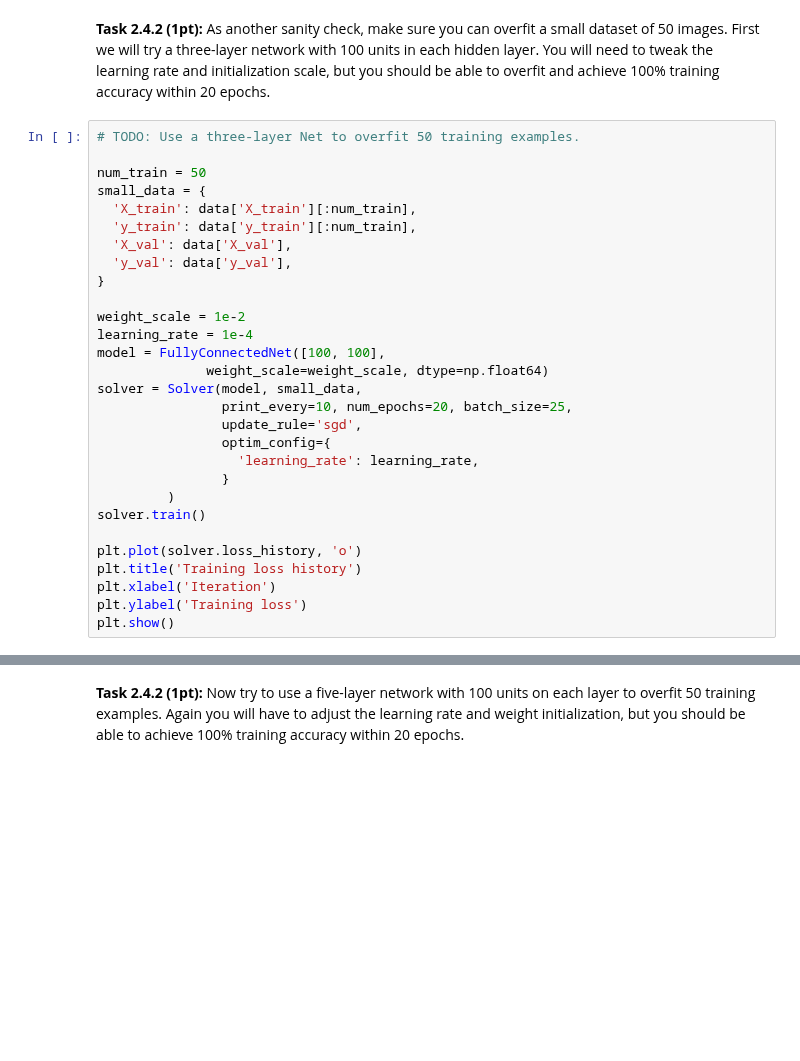
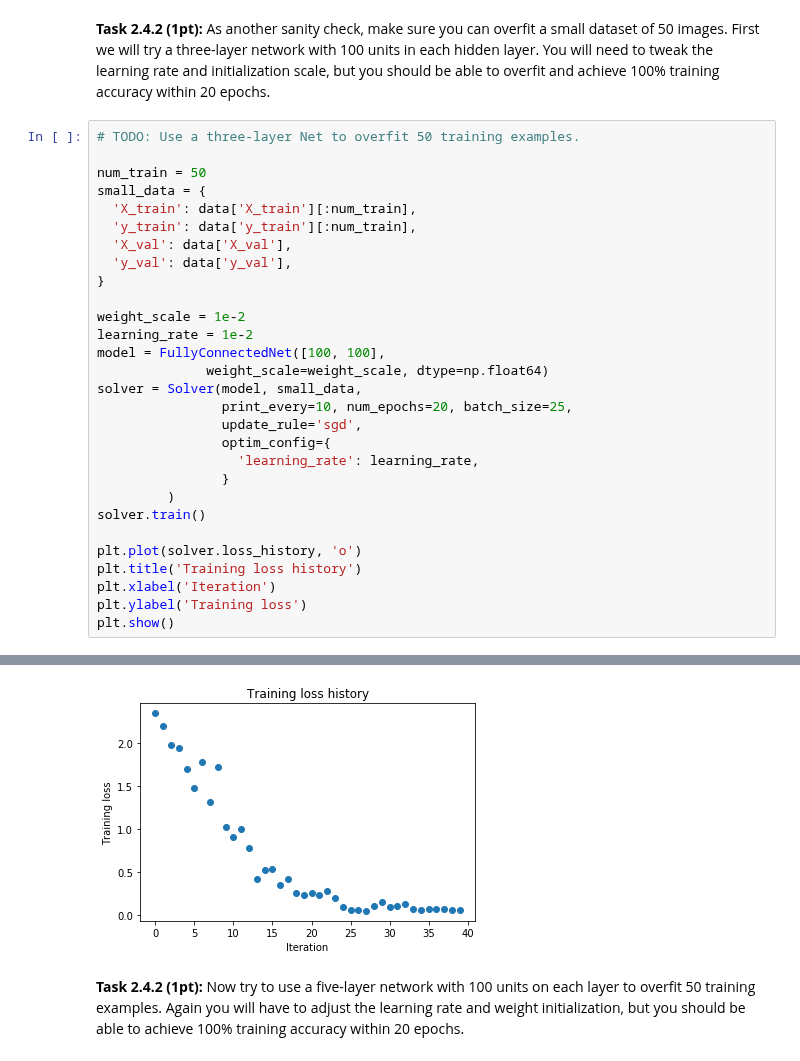
Before and after one commit to dalvsmerk/nn_hw, a Jupyter notebook: practice4/FullyConnectedNets.ipynb, the cells around one changed output, grey strips where cells are left out. Cells and saved outputs as stored; diff of their text form; blank space fills up the shorter version.

```diff
--- a/practice4/FullyConnectedNets.ipynb
+++ b/practice4/FullyConnectedNets.ipynb
@@ -461,7 +461,7 @@ small_data = {
 }
 
 weight_scale = 1e-2
-learning_rate = 1e-4
+learning_rate = 1e-2
 model = FullyConnectedNet([100, 100],
               weight_scale=weight_scale, dtype=np.float64)
 solver = Solver(model, small_data,
@@ -478,3 +478,4 @@ plt.title('Training loss history')
 plt.xlabel('Iteration')
 plt.ylabel('Training loss')
 plt.show()
+# %% [output]
@@ -481,3 +499,4 @@ plt.show()
+[figure, added]
 # %% [markdown]
 **Task 2.4.2 (1pt):** Now try to use a five-layer network with 100 units on each layer to overfit 50 training examples. Again you will have to adjust the learning rate and weight initialization, but you should be able to achieve 100% training accuracy within 20 epochs.
 # %%
```
Also changed, not shown: parts of 3 cells of this notebook.
